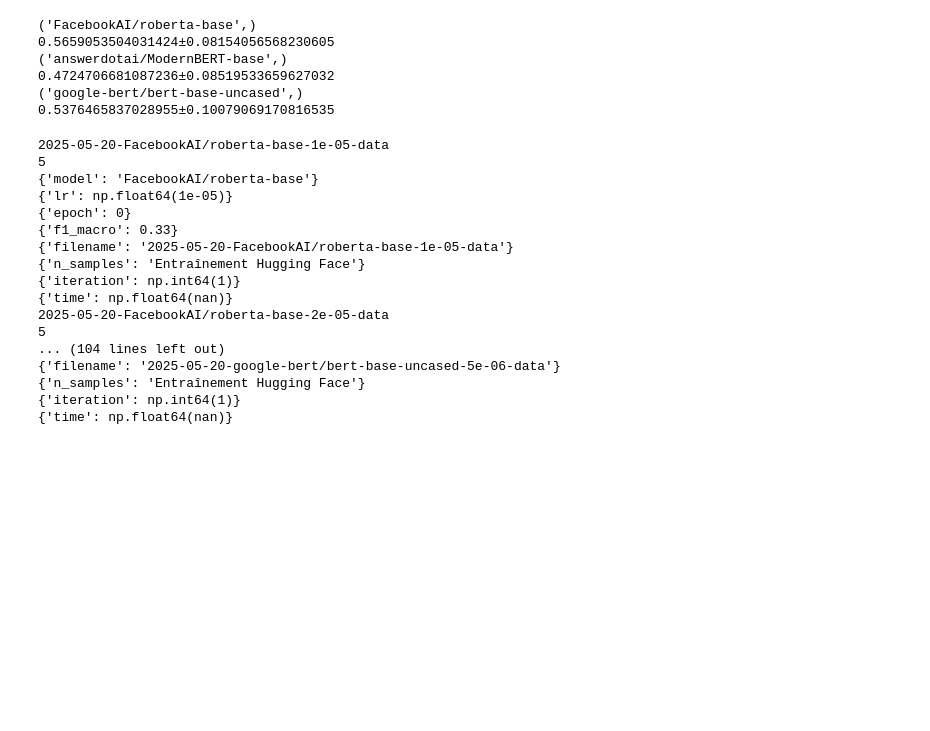
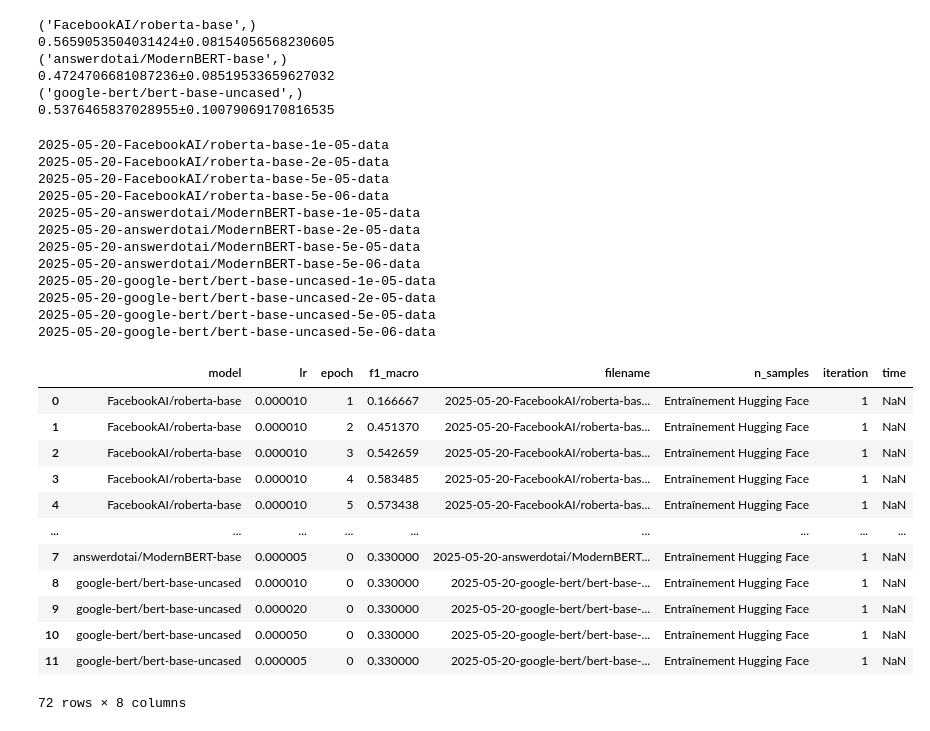
Before and after one commit to AXLMRIN/active-tigger-model-dev, a Jupyter notebook: src3/results/interpretation.ipynb, the cells around one changed output. Saved outputs shown, nothing was run; the diff lists cells and outputs as text; code cells hidden in the pictures; blank space fills up the shorter version.

```diff
--- a/src3/results/interpretation.ipynb
+++ b/src3/results/interpretation.ipynb
@@ -335,35 +335,44 @@ df = df.to_csv("./2025-05-24-HuggingFaceClassification-F.csv")
 # %%
 import numpy as np
 df = pd.read_csv("./2025-05-24-HuggingFaceClassification-F.csv")
 new_df = []
 for filename, sub_df in df.groupby("filename"):
     print(filename)
-    print(len(sub_df))
     new_df.append({
         'model' : sub_df.iloc[0]["model"],
         'lr' : sub_df.iloc[0]["lr"],
         'epoch' : 0,
         'f1_macro' : 0.33,
         'filename' : sub_df.iloc[0]["filename"],
         'n_samples' : sub_df.iloc[0]["n_samples"],
         'iteration' : sub_df.iloc[0]["iteration"],
         'time' : sub_df.iloc[0]["time"]
     })
+
+pd.concat((df, pd.DataFrame(new_df))).drop(["Unnamed: 0", "Unnamed: 0.1"], axis = 1)
 # %% [output]
 2025-05-20-FacebookAI/roberta-base-1e-05-data
-5
-{'model': 'FacebookAI/roberta-base'}
-{'lr': np.float64(1e-05)}
-{'epoch': 0}
-{'f1_macro': 0.33}
-{'filename': '2025-05-20-FacebookAI/roberta-base-1e-05-data'}
-{'n_samples': 'Entraînement Hugging Face'}
-{'iteration': np.int64(1)}
-{'time': np.float64(nan)}
 2025-05-20-FacebookAI/roberta-base-2e-05-data
-5
-... (104 lines left out)
-{'filename': '2025-05-20-google-bert/bert-base-uncased-5e-06-data'}
-{'n_samples': 'Entraînement Hugging Face'}
-{'iteration': np.int64(1)}
-{'time': np.float64(nan)}
+2025-05-20-FacebookAI/roberta-base-5e-05-data
+2025-05-20-FacebookAI/roberta-base-5e-06-data
+2025-05-20-answerdotai/ModernBERT-base-1e-05-data
+2025-05-20-answerdotai/ModernBERT-base-2e-05-data
+2025-05-20-answerdotai/ModernBERT-base-5e-05-data
+2025-05-20-answerdotai/ModernBERT-base-5e-06-data
+2025-05-20-google-bert/bert-base-uncased-1e-05-data
+2025-05-20-google-bert/bert-base-uncased-2e-05-data
+2025-05-20-google-bert/bert-base-uncased-5e-05-data
+2025-05-20-google-bert/bert-base-uncased-5e-06-data
+|  | model | lr | epoch | f1_macro | filename | n_samples | iteration | time |
+| 0 | FacebookAI/roberta-base | 0.000010 | 1 | 0.166667 | 2025-05-20-FacebookAI/roberta-bas... | Entraînement Hugging Face | 1 | NaN |
+| 1 | FacebookAI/roberta-base | 0.000010 | 2 | 0.451370 | 2025-05-20-FacebookAI/roberta-bas... | Entraînement Hugging Face | 1 | NaN |
+| 2 | FacebookAI/roberta-base | 0.000010 | 3 | 0.542659 | 2025-05-20-FacebookAI/roberta-bas... | Entraînement Hugging Face | 1 | NaN |
+| 3 | FacebookAI/roberta-base | 0.000010 | 4 | 0.583485 | 2025-05-20-FacebookAI/roberta-bas... | Entraînement Hugging Face | 1 | NaN |
+| 4 | FacebookAI/roberta-base | 0.000010 | 5 | 0.573438 | 2025-05-20-FacebookAI/roberta-bas... | Entraînement Hugging Face | 1 | NaN |
+| ... | ... | ... | ... | ... | ... | ... | ... | ... |
+| 7 | answerdotai/ModernBERT-base | 0.000005 | 0 | 0.330000 | 2025-05-20-answerdotai/ModernBERT... | Entraînement Hugging Face | 1 | NaN |
+| 8 | google-bert/bert-base-uncased | 0.000010 | 0 | 0.330000 | 2025-05-20-google-bert/bert-base-... | Entraînement Hugging Face | 1 | NaN |
+| 9 | google-bert/bert-base-uncased | 0.000020 | 0 | 0.330000 | 2025-05-20-google-bert/bert-base-... | Entraînement Hugging Face | 1 | NaN |
+| 10 | google-bert/bert-base-uncased | 0.000050 | 0 | 0.330000 | 2025-05-20-google-bert/bert-base-... | Entraînement Hugging Face | 1 | NaN |
+| 11 | google-bert/bert-base-uncased | 0.000005 | 0 | 0.330000 | 2025-05-20-google-bert/bert-base-... | Entraînement Hugging Face | 1 | NaN |
+72 rows × 8 columns
```
Also changed, not shown: parts of 2 cells of this notebook, 5 other files.
